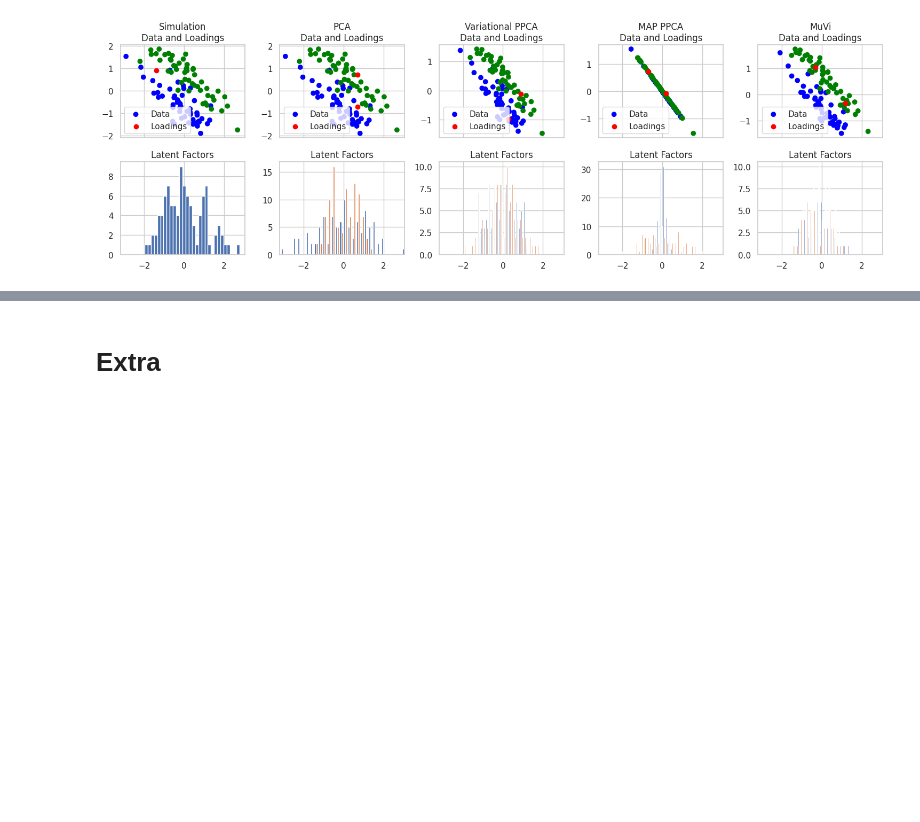
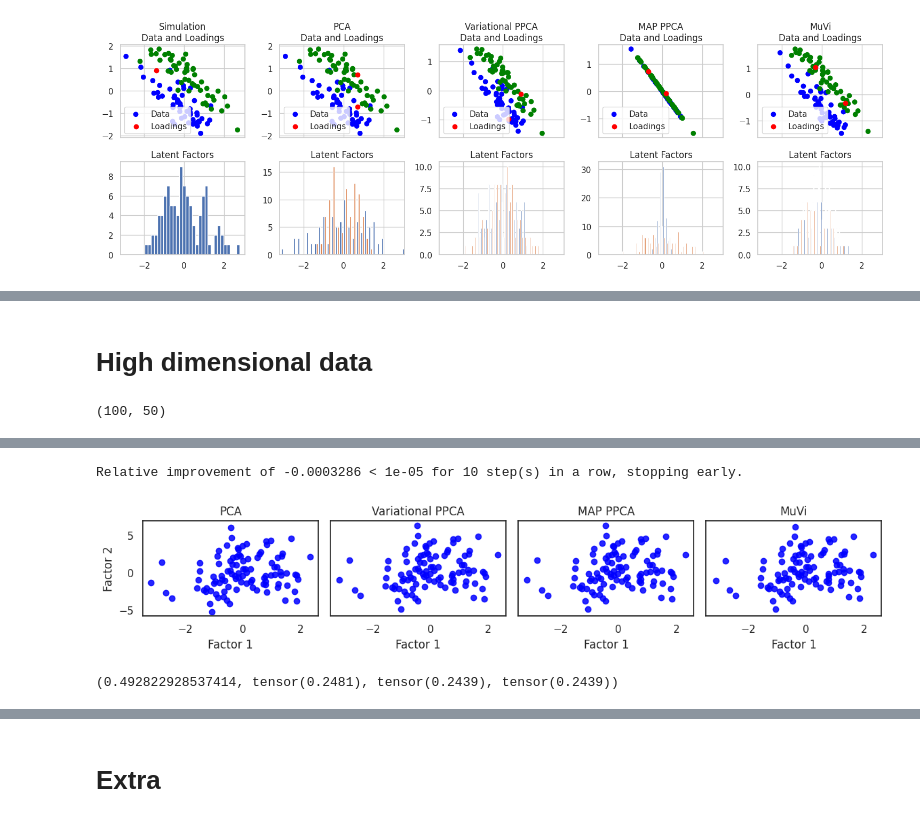
Before and after one commit to MaxMedinaG/muvi_experiments, a Jupyter notebook: MuVi_and_PPCA.ipynb, the cells around one changed output, grey strips where cells are left out. Cells and saved outputs as stored; diff of their text form; code cells hidden in the pictures; blank space fills up the shorter version.

```diff
--- a/MuVi_and_PPCA.ipynb
+++ b/MuVi_and_PPCA.ipynb
@@ -691,0 +680,2 @@ ax.quiver(*-mu/sd,*(np.array([Delta,Delta])-mu)/sd, angles='xy', scale_units='xy
+# %% [markdown]
+# High dimensional data
@@ -691,0 +693,70 @@ ax.quiver(*-mu/sd,*(np.array([Delta,Delta])-mu)/sd, angles='xy', scale_units='xy
+# %%
+data_proj.shape
+# %% [output]
+(100, 50)
+# %%
+# plot comparison
+sns.set_style("white")
+fig,ax=plt.subplots(1,4,figsize=(12,2.5),sharex=True,sharey=True)
+# fig.suptitle('Reconstructed Data', weight='bold')
+# true data
+N=100
+n=200
+p=2
+data, W_true, Z = generate_ppca_data(n_samples=N, data_dim=n, latent_dim=p, noise_std=0.5)
+# PCA
+pca = PCA(n_components=2)
+Z_pca = pca.fit_transform(data)
+W_learned = pca.components_.transpose()
+data_proj = Z_pca@W_learned.transpose() # reconstruct
+std_pca = pca.noise_variance_
+ax[0].scatter(x=data_proj[:,0],y=data_proj[:,1],color='blue',alpha=0.85)
+ax[0].set_xlabel('Factor 1')
+ax[0].set_ylabel('Factor 2')
+ax[0].set_title('PCA')
+# # PPCA Variational Inference
+ppca = PPCA_VI(n_components=p, data_dim=n)
+# # Fit the model
+num_steps=6000
+losses = ppca.fit(data,num_steps=num_steps,lr=1e-3)
+Z_vi = ppca.transform(data)
+data_proj = ppca.reconstruct(Z_vi)
+W_learned = ppca.get_parameters()["W"]
+std_vi = ppca.get_parameters()["noise_variance"]
+ax[1].scatter(x=data_proj[:,0],y=data_proj[:,1],color='blue',alpha=0.85)
+ax[1].set_title('Variational PPCA')
+ax[1].set_xlabel('Factor 1')
+# # PPCA MAP
+ppca = PPCA_MAP(n_components=p, data_dim=n)
+# # Fit the model
+num_steps=6000
+losses = ppca.fit(data,num_steps=num_steps,lr=1e-3)
+Z_map = ppca.transform(data.to(torch.float32))
+data_proj = ppca.reconstruct(Z_map)
+W_learned = ppca.get_parameters()["W"]
+std_map = ppca.get_parameters()["noise_variance"]
+ax[2].scatter(x=data_proj[:,0],y=data_proj[:,1],color='blue',alpha=0.85)
+ax[2].set_title('MAP PPCA')
+ax[2].set_xlabel('Factor 1')
+# # muvi
+model = muvi_2.MuVI(
+    observations={"dna": data.numpy()}, # single view
+    n_factors=p,
+    device=device,
+    prior_confidence='low',
+    normalize=False,
+    reg_hs=True
+)
+max_iter = 2000
+model.fit(seed=0,n_epochs=max_iter)
+W_learned = model.get_factor_loadings()['dna'].transpose()
+Z_muvi = model.get_factor_scores() # factor k in cell i
+data_proj = Z_muvi@W_learned.transpose() # reconstruct
+std_muvi = ppca.get_parameters()["noise_variance"]
+ax[3].scatter(x=data_proj[:,0],y=data_proj[:,1],color='blue',alpha=0.85)
+ax[3].set_title('MuVi')
+ax[3].set_xlabel('Factor 1')
+fig.savefig('hd_data_reco.png',bbox_inches=Bbox([[0,-0.5],fig.get_size_inches()]))
+plt.tight_layout()
+plt.show()
+# %% [output]
@@ -691,0 +780,6 @@ ax.quiver(*-mu/sd,*(np.array([Delta,Delta])-mu)/sd, angles='xy', scale_units='xy
+Relative improvement of -0.0003286 < 1e-05 for 10 step(s) in a row, stopping early.
+[figure, added]
+# %%
+std_pca,std_vi,std_map,std_muvi
+# %% [output]
+(0.492822928537414, tensor(0.2481), tensor(0.2439), tensor(0.2439))
```
Also changed, not shown: parts of 12 cells of this notebook, 1 other file.
